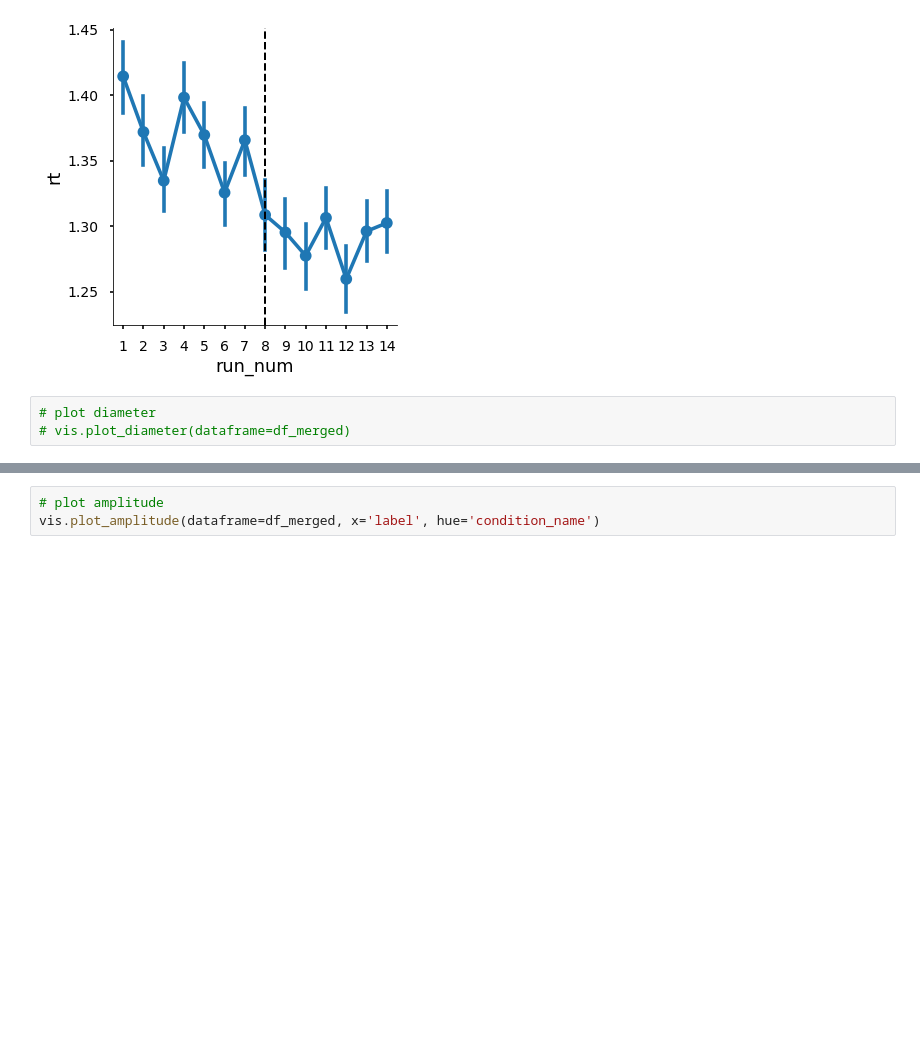
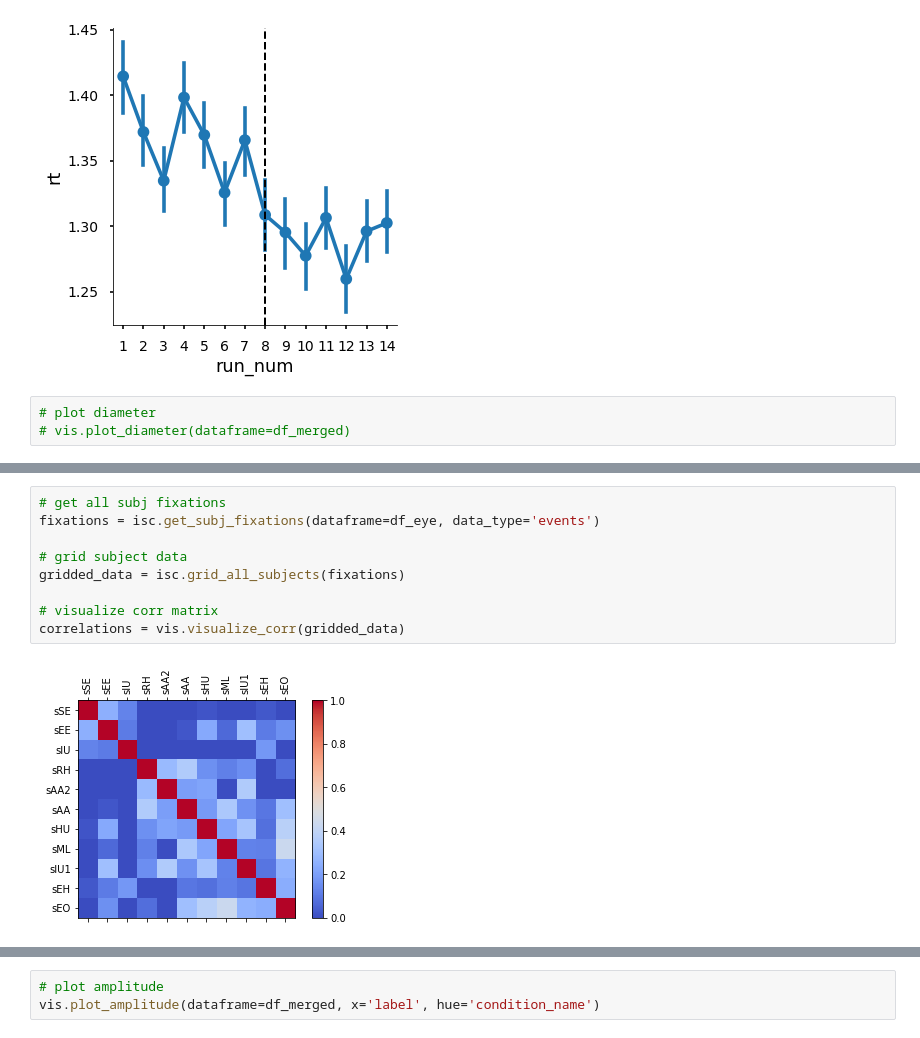
Before and after one commit to maedbhk/action_prediction, a Jupyter notebook: notebooks/1.0-mk-social_prediction.ipynb, the cells around one changed output, grey strips where cells are left out. Drawn from its saved outputs; the diff is of its cells as text; blank space fills up the shorter version.

Commit message:
added inter-subj-congruency analysis

```diff
--- a/notebooks/1.0-mk-social_prediction.ipynb
+++ b/notebooks/1.0-mk-social_prediction.ipynb
@@ -66,0 +55,11 @@ vis.plot_rt(dataframe=df_behav, x='run_num', hue=None)
+# %%
+# get all subj fixations
+fixations = isc.get_subj_fixations(dataframe=df_eye, data_type='events')
+
+# grid subject data
+gridded_data = isc.grid_all_subjects(fixations)
+
+# visualize corr matrix
+correlations = vis.visualize_corr(gridded_data)
+# %% [output]
+[figure, added]
```
Also changed, not shown: parts of 10 cells of this notebook, 3 other files.
